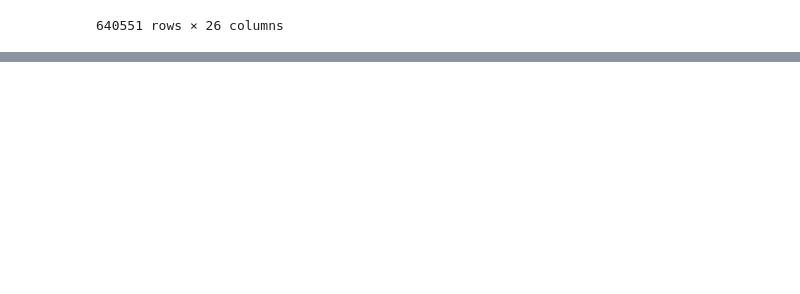
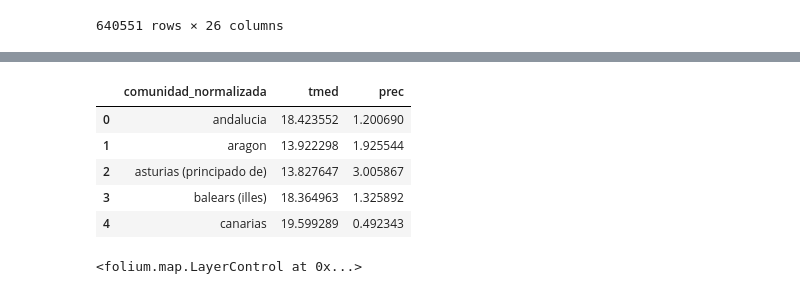
Before and after one commit to ctorviso/Proyecto-Meteorologico, a Jupyter notebook: notebooks/4. EDA/Mapa coroplético.ipynb, the cells around one changed output, grey strips where cells are left out. Cells and saved outputs as stored; diff of their text form; code cells hidden in the pictures; blank space fills up the shorter version.

Commit message:
Mapa coroplético

```diff
--- a/notebooks/4. EDA/Mapa coroplético.ipynb
+++ b/notebooks/4. EDA/Mapa coroplético.ipynb
@@ -120,0 +292,9 @@ world_map = folium.Map(location=[40.416775, -3.703790], zoom_start=6)
+# %%
+df_ccaa.head()
+# %% [output]
+|  | comunidad_normalizada | tmed | prec |
+| 0 | andalucia | 18.423552 | 1.200690 |
+| 1 | aragon | 13.922298 | 1.925544 |
+| 2 | asturias (principado de) | 13.827647 | 3.005867 |
+| 3 | balears (illes) | 18.364963 | 1.325892 |
+| 4 | canarias | 19.599289 | 0.492343 |
@@ -120,0 +356,28 @@ world_map = folium.Map(location=[40.416775, -3.703790], zoom_start=6)
+# %%
+mapa_temperaturas = folium.Map(location=[40.0, -3.5], zoom_start=6)
+
+folium.Choropleth(
+    geo_data=geojson_provincias,
+    data=df_provincias,
+    columns=["provincia_normalizada", "tmed"],
+    key_on="feature.properties.name",
+    fill_color="Reds_r",
+    fill_opacity=0.7,
+    line_opacity=0.2,
+    legend_name="Temperatura Media (°C)"
+).add_to(mapa_temperaturas)
+
+'''folium.Choropleth(
+    geo_data=geojson_ccaa,
+    data=df_ccaa,
+    columns=["comunidad_normalizada", "tmed"],
+    key_on="feature.properties.name",
+    fill_color="Reds_r",
+    fill_opacity=0.7,
+    line_opacity=0.2,
+    legend_name="Temperatura Media (°C)"
+).add_to(mapa_temperaturas)'''
+
+folium.LayerControl().add_to(mapa_temperaturas)
+# %% [output]
+<folium.map.LayerControl at 0x...>
```
Also changed, not shown: parts of 16 cells of this notebook, 1 other file.
